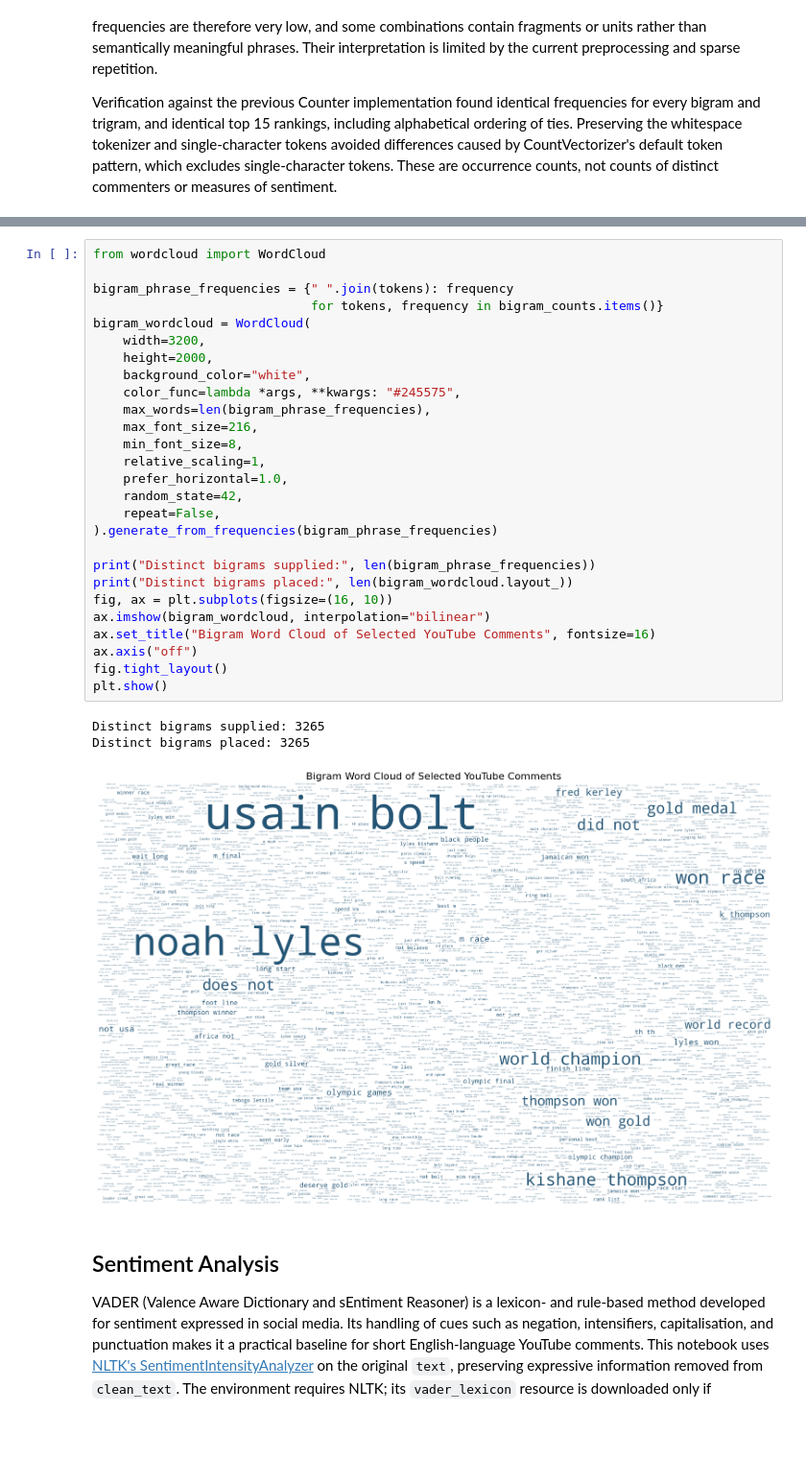
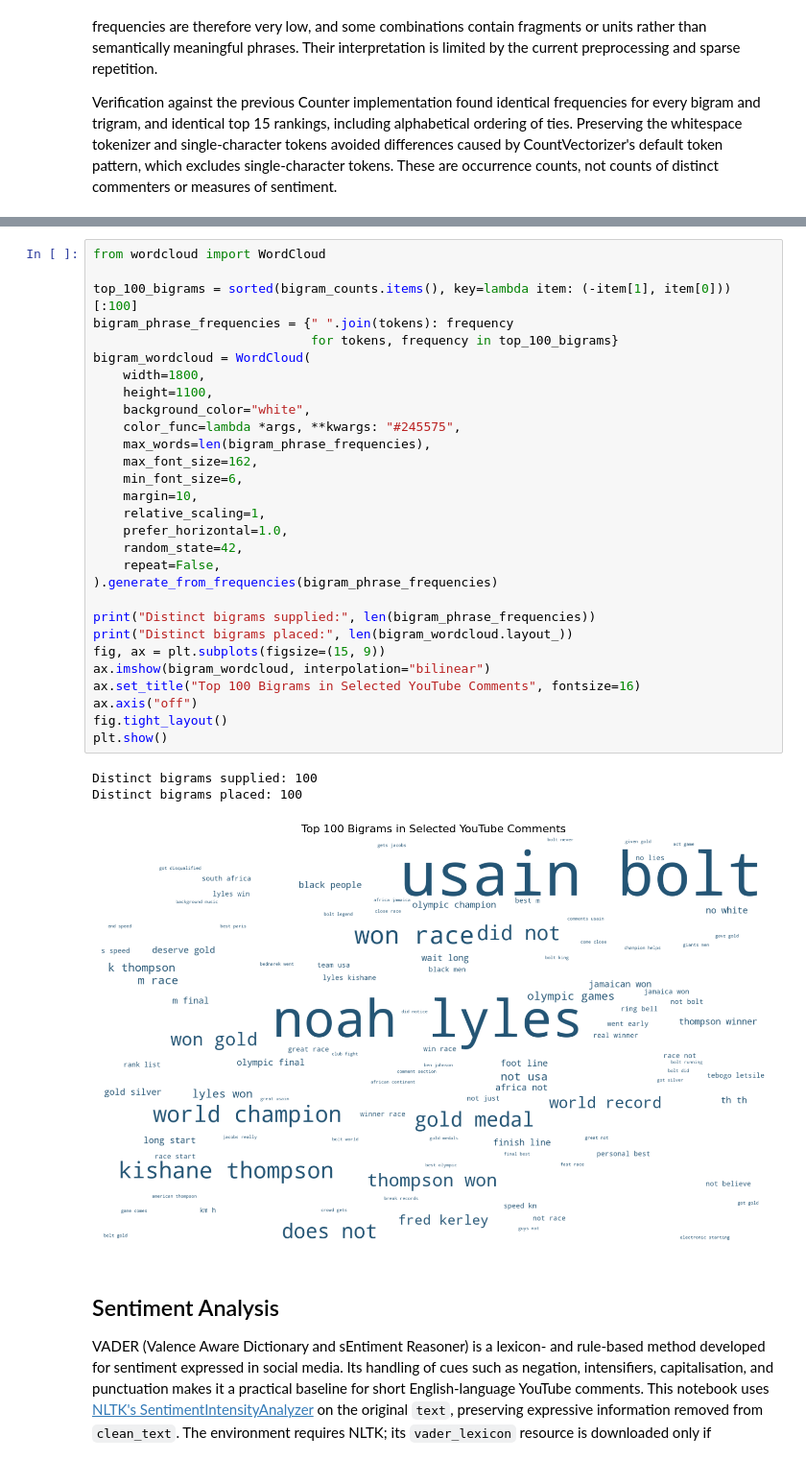
Before and after one commit to nandapieri/olympics-100-meters-final-analysis, a Jupyter notebook: olympics_100m_nlp_executed.ipynb, the cells around one changed output, grey strips where cells are left out. Shown at 96% size. Drawn from its saved outputs; the diff is of its cells as text; blank space fills up the shorter version.

```diff
--- a/olympics_100m_nlp_executed.ipynb
+++ b/olympics_100m_nlp_executed.ipynb
@@ -670,34 +670,36 @@ This exploratory visualization uses the complete CountVectorizer bigram frequenc
 # %%
 from wordcloud import WordCloud
 
+top_100_bigrams = sorted(bigram_counts.items(), key=lambda item: (-item[1], item[0]))[:100]
 bigram_phrase_frequencies = {" ".join(tokens): frequency
-                             for tokens, frequency in bigram_counts.items()}
+                             for tokens, frequency in top_100_bigrams}
 bigram_wordcloud = WordCloud(
-    width=3200,
-    height=2000,
+    width=1800,
+    height=1100,
     background_color="white",
     color_func=lambda *args, **kwargs: "#245575",
     max_words=len(bigram_phrase_frequencies),
-    max_font_size=216,
-    min_font_size=8,
+    max_font_size=162,
+    min_font_size=6,
+    margin=10,
     relative_scaling=1,
     prefer_horizontal=1.0,
     random_state=42,
     repeat=False,
 ).generate_from_frequencies(bigram_phrase_frequencies)
 
 print("Distinct bigrams supplied:", len(bigram_phrase_frequencies))
 print("Distinct bigrams placed:", len(bigram_wordcloud.layout_))
-fig, ax = plt.subplots(figsize=(16, 10))
+fig, ax = plt.subplots(figsize=(15, 9))
 ax.imshow(bigram_wordcloud, interpolation="bilinear")
-ax.set_title("Bigram Word Cloud of Selected YouTube Comments", fontsize=16)
+ax.set_title("Top 100 Bigrams in Selected YouTube Comments", fontsize=16)
 ax.axis("off")
 fig.tight_layout()
 plt.show()
 # %% [output]
-Distinct bigrams supplied: 3265
-Distinct bigrams placed: 3265
+Distinct bigrams supplied: 100
+Distinct bigrams placed: 100
-[figure, old version]
+[figure, new version]
 # %% [markdown]
 ## Sentiment Analysis
 
```
Also changed, not shown: parts of 1 cell of this notebook, 1 other file.
